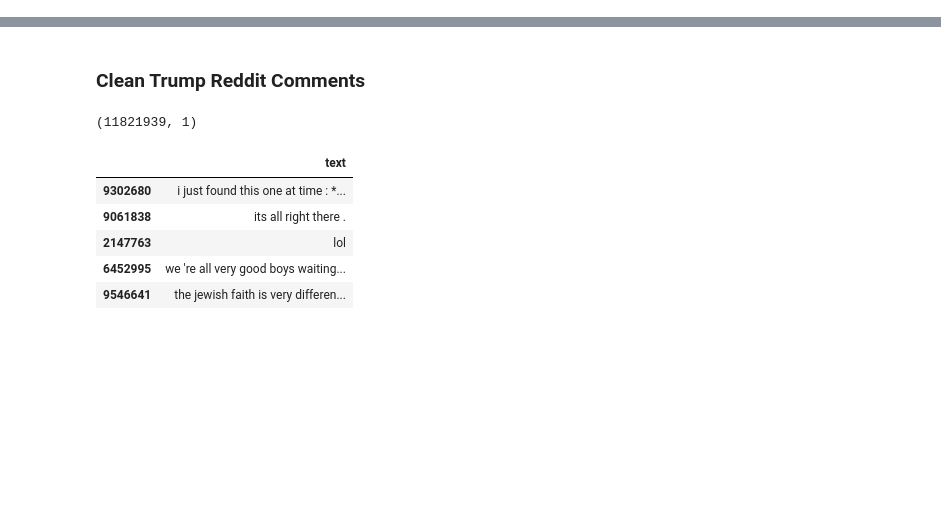
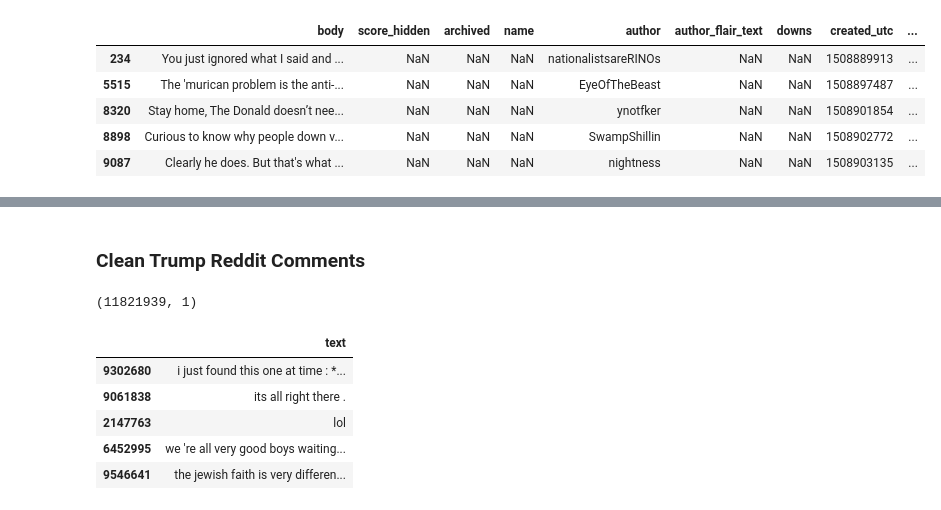
Before and after one commit to mafiakittens/Parlancr, a Jupyter notebook: data_pipeline/data_cleaning_v1.ipynb, the cells around one changed output, grey strips where cells are left out. Saved outputs shown, nothing was run; the diff lists cells and outputs as text; code cells hidden in the pictures; blank space fills up the shorter version.

```diff
--- a/data_pipeline/data_cleaning_v1.ipynb
+++ b/data_pipeline/data_cleaning_v1.ipynb
@@ -178,0 +356,12 @@ def model_diagnostics(model, data, labels, target_names, random=False, test_size
+# %%
+# Remove problematic comments
+reddit_pol = reddit_pol[reddit_pol.body.notnull()]
+reddit_pol = reddit_pol[reddit_pol.body != '']
+reddit_pol = reddit_pol[reddit_pol.body != "no value"]
+reddit_pol = reddit_pol[reddit_pol.body !='[removed]']
+reddit_pol = reddit_pol[reddit_pol.body != '[deleted]']
+reddit_pol = reddit_pol[~reddit_pol.body.str.contains("\^This\^message\^was\^created\^by\^a\^bot")]
+reddit_pol = reddit_pol[~reddit_pol.body.str.contains("\*\*Please review the rules for")]
+reddit_pol = reddit_pol[reddit_pol.notnull()]
+
+reddit_pol.count()
@@ -178,0 +394,11 @@ def model_diagnostics(model, data, labels, target_names, random=False, test_size
+# %%
+reddit_libs = reddit_pol[reddit_pol.subreddit == 'Liberal']
+# %%
+reddit_libs.head()
+# %% [output]
+|  | body | score_hidden | archived | name | author | author_flair_text | downs | created_utc | ... |
+| 234 | You just ignored what I said and ... | NaN | NaN | NaN | nationalistsareRINOs | NaN | NaN | 1508889913 | ... |
+| 5515 | The 'murican problem is the anti-... | NaN | NaN | NaN | EyeOfTheBeast | NaN | NaN | 1508897487 | ... |
+| 8320 | Stay home, The Donald doesn’t nee... | NaN | NaN | NaN | ynotfker | NaN | NaN | 1508901854 | ... |
+| 8898 | Curious to know why people down v... | NaN | NaN | NaN | SwampShillin | NaN | NaN | 1508902772 | ... |
+| 9087 | Clearly he does. But that's what ... | NaN | NaN | NaN | nightness | NaN | NaN | 1508903135 | ... |
```
Also changed, not shown: parts of 124 cells of this notebook, 1 other file.
